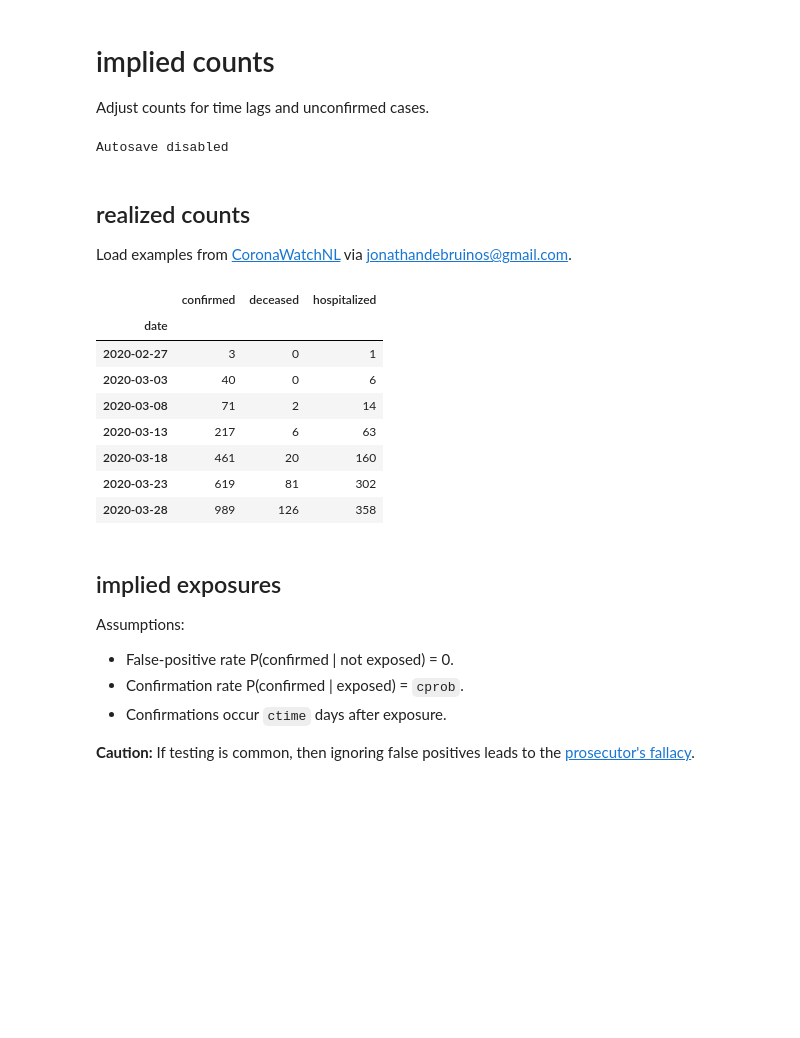
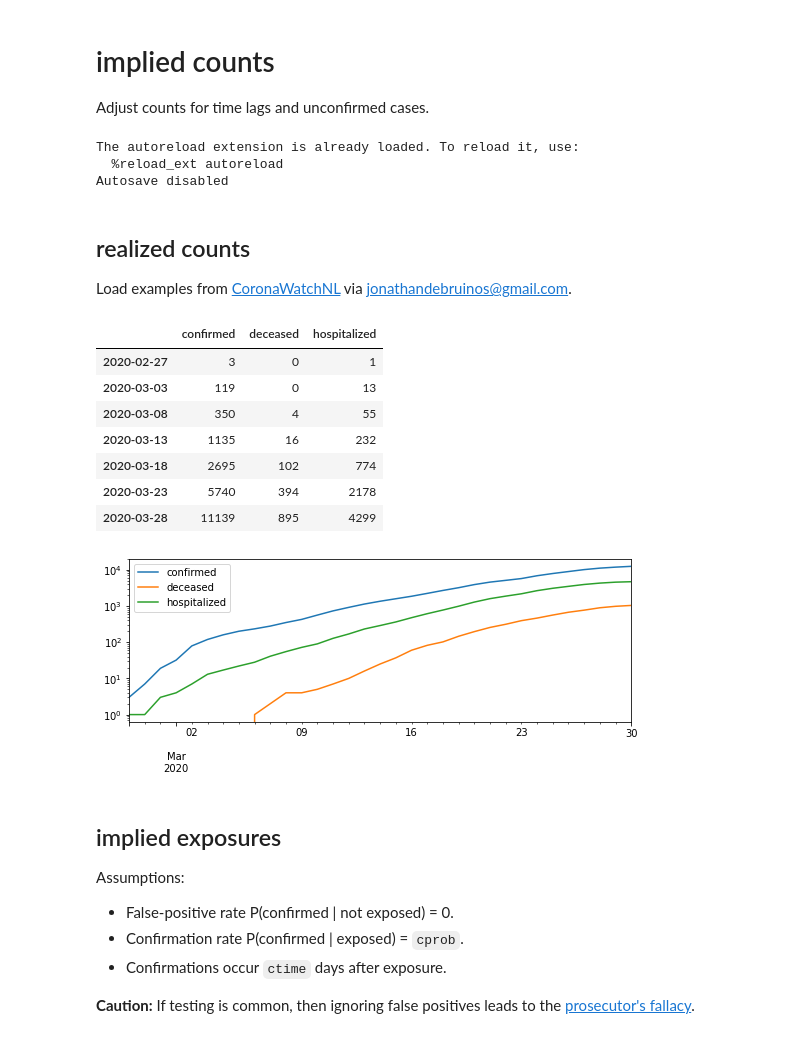
Before and after one commit to samkennerly/covid19, a Jupyter notebook: books/implied.ipynb, the cells around one changed output. Cells and saved outputs as stored; diff of their text form; code cells hidden in the pictures; blank space fills up the shorter version.

```diff
--- a/books/implied.ipynb
+++ b/books/implied.ipynb
@@ -10,8 +10,10 @@ Adjust counts for time lags and unconfirmed cases.
 import etl
 from pandas import DataFrame
 
-FIGSIZE = (9, 5)
+FIGSIZE = (9, 3)
 # %% [output]
+The autoreload extension is already loaded. To reload it, use:
+  %reload_ext autoreload
 Autosave disabled
 # %% [markdown]
 ## realized counts
@@ -21,17 +23,18 @@ Load examples from [CoronaWatchNL] via jonathandebruinos@gmail.com.
 [CoronaWatchNL]: https://github.com/J535D165/CoronaWatchNL
 # %%
 real = etl.rivm().loc[:'2020-03-30']
+real.plot(figsize=FIGSIZE, logy=True)
 real[::5]
 # %% [output]
 |  | confirmed | deceased | hospitalized |
-| date |  |  |  |
 | 2020-02-27 | 3 | 0 | 1 |
-| 2020-03-03 | 40 | 0 | 6 |
-| 2020-03-08 | 71 | 2 | 14 |
-| 2020-03-13 | 217 | 6 | 63 |
-| 2020-03-18 | 461 | 20 | 160 |
-| 2020-03-23 | 619 | 81 | 302 |
-| 2020-03-28 | 989 | 126 | 358 |
+| 2020-03-03 | 119 | 0 | 13 |
+| 2020-03-08 | 350 | 4 | 55 |
+| 2020-03-13 | 1135 | 16 | 232 |
+| 2020-03-18 | 2695 | 102 | 774 |
+| 2020-03-23 | 5740 | 394 | 2178 |
+| 2020-03-28 | 11139 | 895 | 4299 |
+[figure, added]
 # %% [markdown]
 ## implied exposures
 
```
Also changed, not shown: parts of 2 cells of this notebook, 2 other files.
